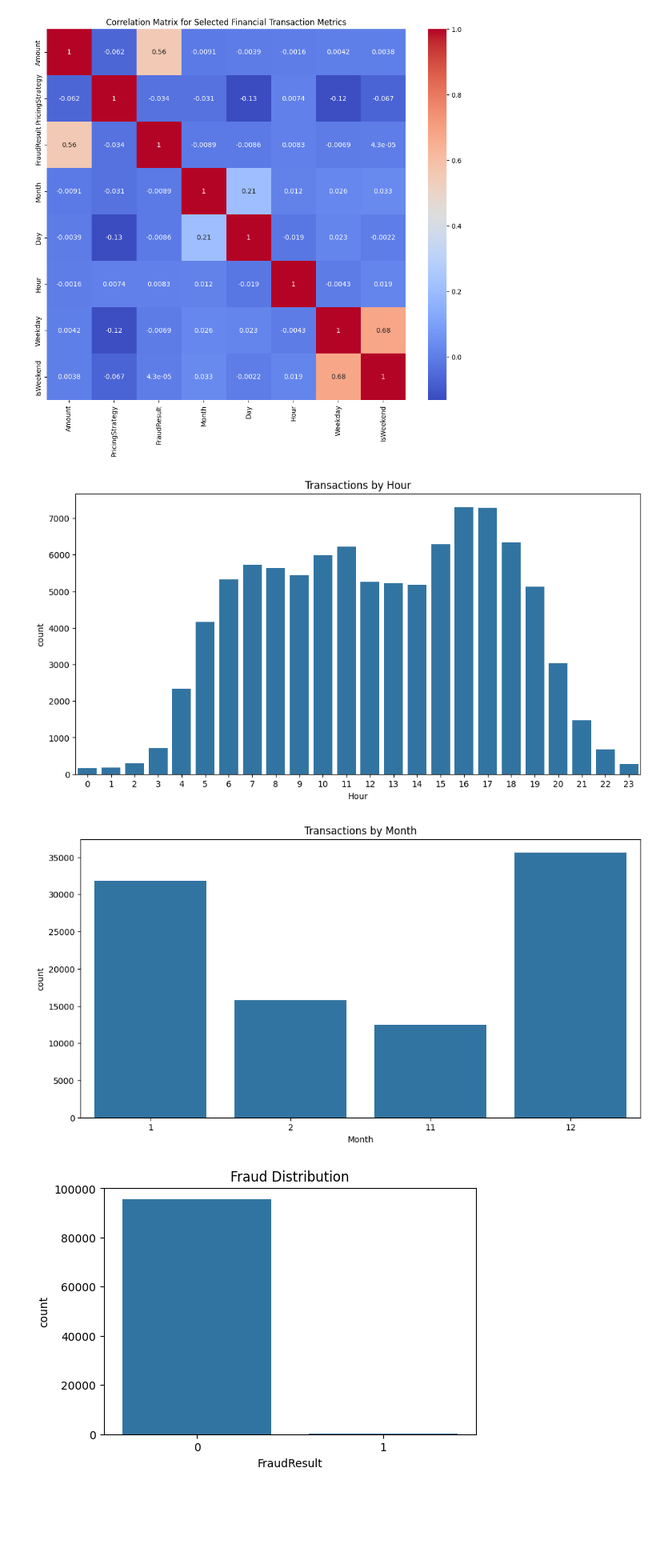
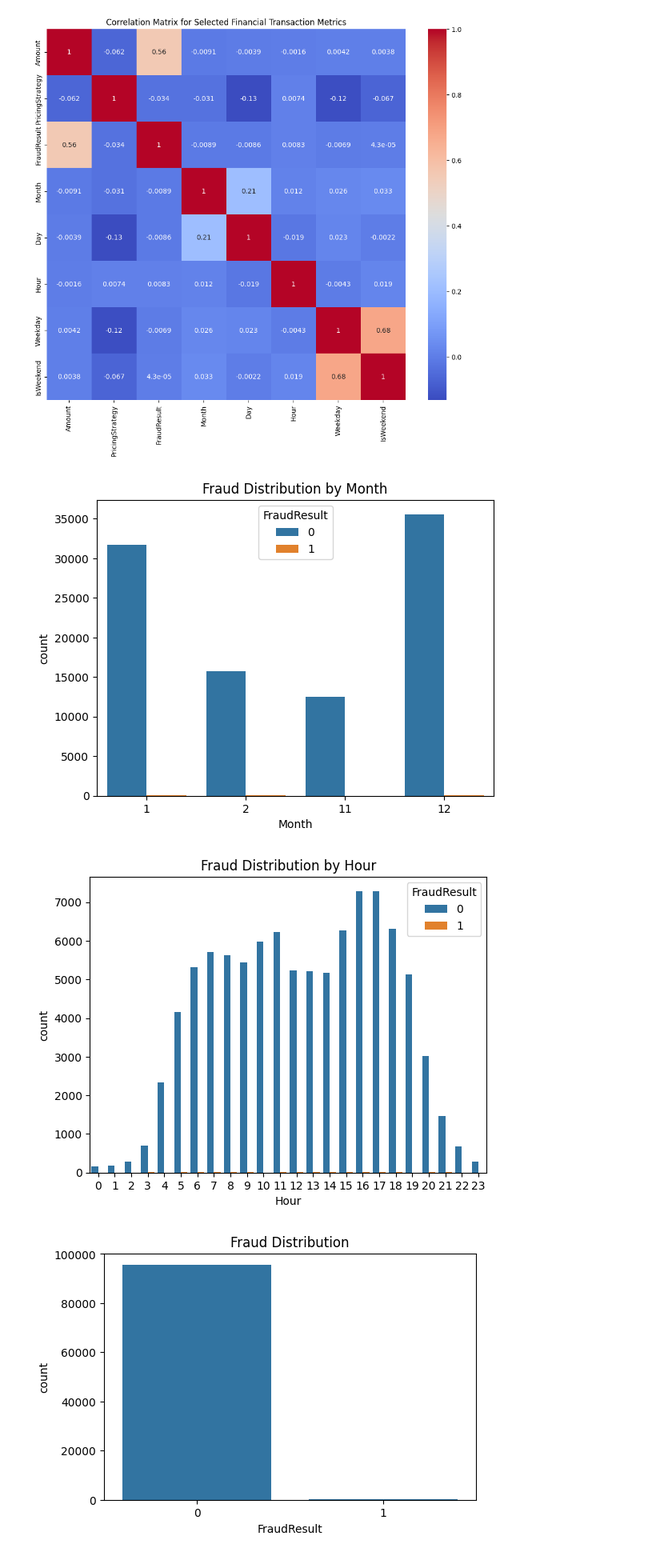
Before and after one commit to eyor23/BatiBank_SmartCredit, a Jupyter notebook: notebooks/eda.ipynb, the cells around one changed output. Shown: that part at 80% size. Drawn from its saved outputs; the diff is of its cells as text; code cells hidden in the pictures; blank space fills up the shorter version.

```diff
--- a/notebooks/eda.ipynb
+++ b/notebooks/eda.ipynb
@@ -176,20 +212,18 @@ plt.show()
 # %% [output]
 [figure]
 [figure]
-# %%
-# Time Series Analysis
-plt.figure(figsize=(12, 6))
-sns.countplot(x='Hour', data=transact_df)
-plt.title('Transactions by Hour')
-plt.show()
-
-plt.figure(figsize=(12, 6))
-sns.countplot(x='Month', data=transact_df)
-plt.title('Transactions by Month')
-plt.show()
-# %% [output]
-[figure, removed]
-[figure, removed]
+# %%
+# Plot for fraud over time (hour, day, week, month)
+sns.countplot(x='Month', hue='FraudResult', data=transact_df)
+plt.title('Fraud Distribution by Month')
+plt.show()
+
+sns.countplot(x='Hour', hue='FraudResult', data=transact_df)
+plt.title('Fraud Distribution by Hour')
+plt.show()
+# %% [output]
+[figure, added]
+[figure, added]
 # %%
 # Fraud Analysis
 plt.figure(figsize=(6, 4))
```
Also changed, not shown: parts of 3 cells of this notebook.
